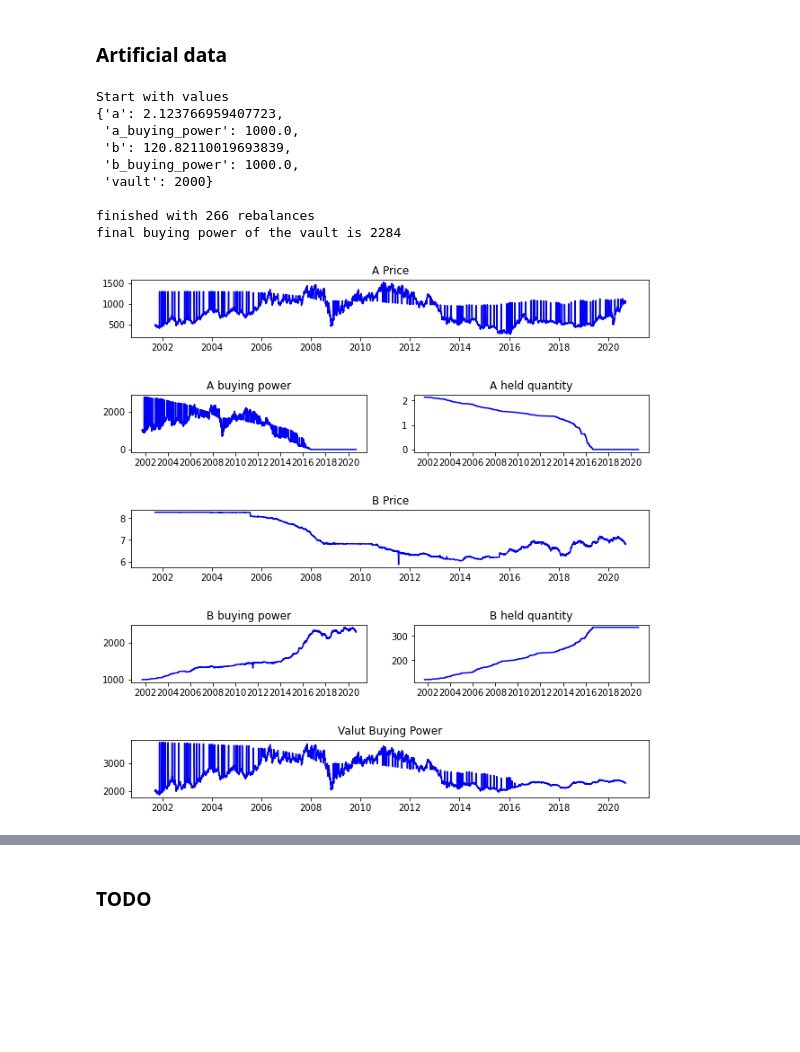
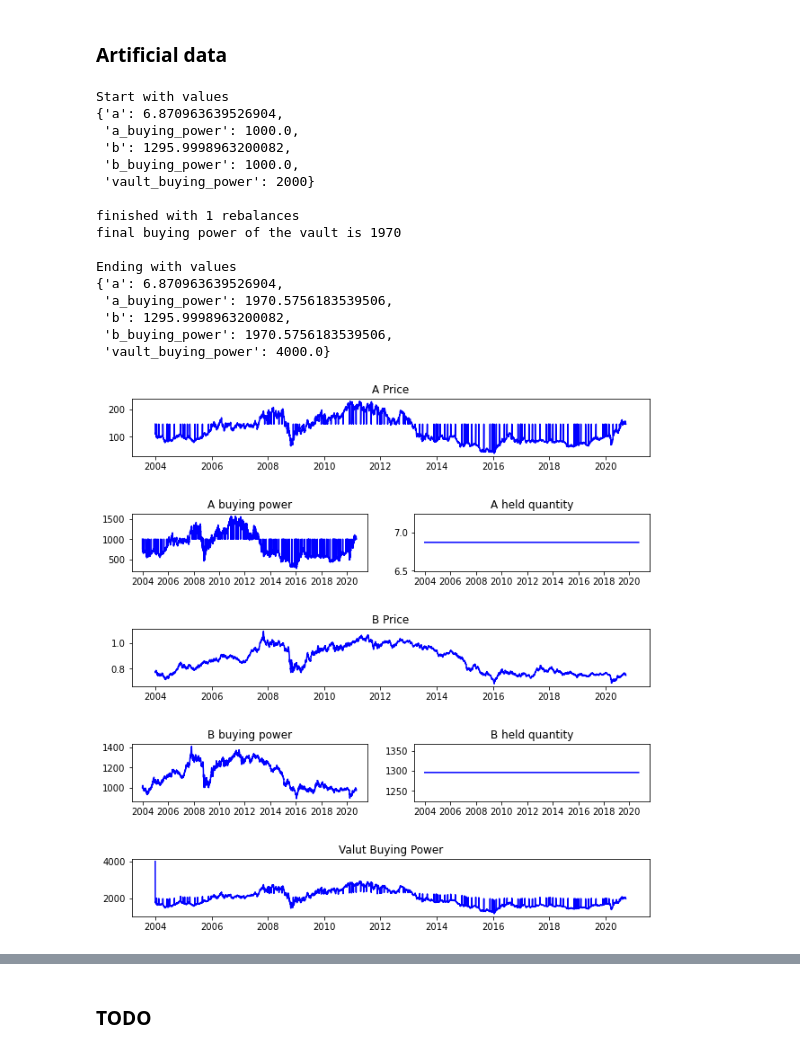
Before and after one commit to MahaDAO/arth-collateral-modeling, a Jupyter notebook: scripts/app.ipynb, the cells around one changed output, grey strips where cells are left out. Saved outputs shown, nothing was run; the diff lists cells and outputs as text; code cells hidden in the pictures; blank space fills up the shorter version.

```diff
--- a/scripts/app.ipynb
+++ b/scripts/app.ipynb
@@ -39,5 +39,5 @@ Shape is (4782, 7)
 # %%
-raw_usd_cny = pd.read_csv(f'{DATA_DIR}/USD_CNY_19Y.csv')
+raw_usd_cny = pd.read_csv(f'{DATA_DIR}/CAD_USD_16Y.csv')
 
 print('Shape is ({}, {})'.format(*raw_usd_cny.shape))
 raw_usd_cny.head()
@@ -91,7 +90,0 @@ Are null values present: False
-# %%
-# To get the XAU/CNY price from XAU/USD and USD/CNY.
-# A = XAU/USD before operation.
-raw_df['Price_A'] = raw_df['Price_A'] * raw_df['Price_B']
-
-# Manually, Verify if the results are same for last days.
-raw_df.tail()
@@ -148,15 +132,10 @@ def plot_results (plot_data):
 
     ax = pl.subplot(gs[4, :]) # row 1, span all columns
     plt.title('Valut Buying Power')
-    plt.plot(plot_data['dates'], plot_data['vault'], color='blue')
+    plt.plot(plot_data['dates'], plot_data['vault_buying_power'], color='blue')
 # %%
-def simulate_model_with_same_bp(df,
-                                ratio_a=0.5, ratio_b=0.5,
-                                starting_amount=2000,
-                                slippage=0.05, # 5% slippage
-                                sell_apr_percentage = 0.01, # sell off at most 1% of the appreciation over time
-                                rebalance_interval_days=7 # recalcualte the buying power every X days
-                               ):
+def simulate_model_with_same_bp(df, ratio_a=0.5, ratio_b=0.5, starting_amount=2000, slippage=0.05,
+                                sell_apr_percentage = 0.01, rebalance_interval_days=7, sell_till_percentage=0.5):
     a_prev = df.iloc[0, 1]
     b_prev = df.iloc[0, 2]
 
@@ -165,7 +144,7 @@ def simulate_model_with_same_bp(df,
 
     plot_data = {
         'dates': [],
-        'vault': [],
+        'vault_buying_power': [],
         'a': [],
         'b': [],
         'a_price': [],
@@ -175,14 +154,12 @@ def simulate_model_with_same_bp(df,
     }
 
     START_CONFIG = {
-        'vault': starting_amount,
+        'vault_buying_power': starting_amount,
         'a': 0,
         'b': 0,
         'a_buying_power': ratio_a * starting_amount,
         'b_buying_power': ratio_b * starting_amount
     }
-
-    # a * a_price = a_buying_power
 
     START_CONFIG['a'] = START_CONFIG.get('a_buying_power', 1000) / a_prev
     START_CONFIG['b'] = START_CONFIG.get('b_buying_power', 1000) / b_prev
@@ -211,7 +188,7 @@ def simulate_model_with_same_bp(df,
 
         # now the target buying power should be something that maintains the ratio we
         # have above.
-        target_buying_power = new_a_buying_power * ratio_a + new_b_buying_power * ratio_b
+        target_buying_power = new_buying_power * ratio_a + new_buying_power * ratio_b
 
         START_CONFIG['a_buying_power'] = target_buying_power
         START_CONFIG['b_buying_power'] = target_buying_power
@@ -226,15 +203,15 @@ def simulate_model_with_same_bp(df,
             new_b_balance += diff_a_b_buying_power / b * slippage_multiplier * sell_apr_percentage
         else:
             # and vice versa
-            new_a_balance -= diff_a_b_buying_power / a * slippage_multiplier * sell_apr_percentage
-            new_b_balance += diff_a_b_buying_power / b * slippage_multiplier * sell_apr_percentage
+            new_a_balance += diff_a_b_buying_power / a * slippage_multiplier * sell_apr_percentage
+            new_b_balance -= diff_a_b_buying_power / b * slippage_multiplier * sell_apr_percentage
 
         # don't do anything if there is no change in the buying power or if we sell assets or if the quantity
         # one of the underlying goes to 0. Ideally we should make sure that we buy/sell as much so that the
         # underlying does not get fully sold off.
         if i % rebalance_interval_days != 0 or (new_buying_power < old_buying_power) or new_a_balance <= 0 or new_b_balance <= 0:
             plot_data['dates'].append(df.loc[i, 'Date'])
-            plot_data['vault'].append(new_buying_power)
+            plot_data['vault_buying_power'].append(new_buying_power)
             plot_data['a'].append(START_CONFIG['a'])
             plot_data['b'].append(START_CONFIG['b'])
             plot_data['a_price'].append(a)
@@ -248,10 +225,10 @@ def simulate_model_with_same_bp(df,
         # Recalculate the vault balance.
         START_CONFIG['a'] = new_a_balance
         START_CONFIG['b'] = new_b_balance
-        START_CONFIG['vault'] = START_CONFIG.get('a_buying_power') + START_CONFIG.get('b_buying_power')
+        START_CONFIG['vault_buying_power'] = START_CONFIG.get('a_buying_power') + START_CONFIG.get('b_buying_power')
 
         plot_data['dates'].append(df.loc[i, 'Date'])
-        plot_data['vault'].append(START_CONFIG['vault'])
+        plot_data['vault_buying_power'].append(START_CONFIG['vault_buying_power'])
         plot_data['a'].append(START_CONFIG['a'])
         plot_data['b'].append(START_CONFIG['b'])
         plot_data['a_price'].append(a)
@@ -260,7 +237,7 @@ def simulate_model_with_same_bp(df,
         plot_data['b_buying_power'].append(new_b_buying_power)
 
 
-        if (START_CONFIG['vault'] - starting_amount) / starting_amount <= -0.3:
+        if (START_CONFIG['vault_buying_power'] - starting_amount) / starting_amount <= -0.3:
             print('Breaking')
             break
 
@@ -273,26 +250,38 @@ def simulate_model_with_same_bp(df,
 # %%
 # USD and GOLD with a 50-50 ratio and slippage of 5% and 7 day rebalance interval
 results, config = simulate_model_with_same_bp(
     raw_df,
     0.5,
     0.5,
     STARTING_VAULT_AMOUNT,
     slippage=0.05,
     rebalance_interval_days=7
 
 )
+
+print()
+print("Ending with values")
+PP.pprint(config)
+print()
 plot_results(results)
 # %% [output]
 Start with values
-{'a': 2.123766959407723,
+{'a': 6.870963639526904,
  'a_buying_power': 1000.0,
- 'b': 120.82110019693839,
+ 'b': 1295.9998963200082,
  'b_buying_power': 1000.0,
- 'vault': 2000}
+ 'vault_buying_power': 2000}
 
-finished with 266 rebalances
-final buying power of the vault is 2284
+finished with 1 rebalances
+final buying power of the vault is 1970
+
+Ending with values
+{'a': 6.870963639526904,
+ 'a_buying_power': 1970.5756183539506,
+ 'b': 1295.9998963200082,
+ 'b_buying_power': 1970.5756183539506,
+ 'vault_buying_power': 4000.0}
-[figure, old version]
+[figure, new version]
 # %%
 # USD and GOLD with a 50-50 ratio and slippage of 5% and 1 day rebalance interval
 results, config = simulate_model_with_same_bp(
```
Also changed, not shown: parts of 9 cells of this notebook.
